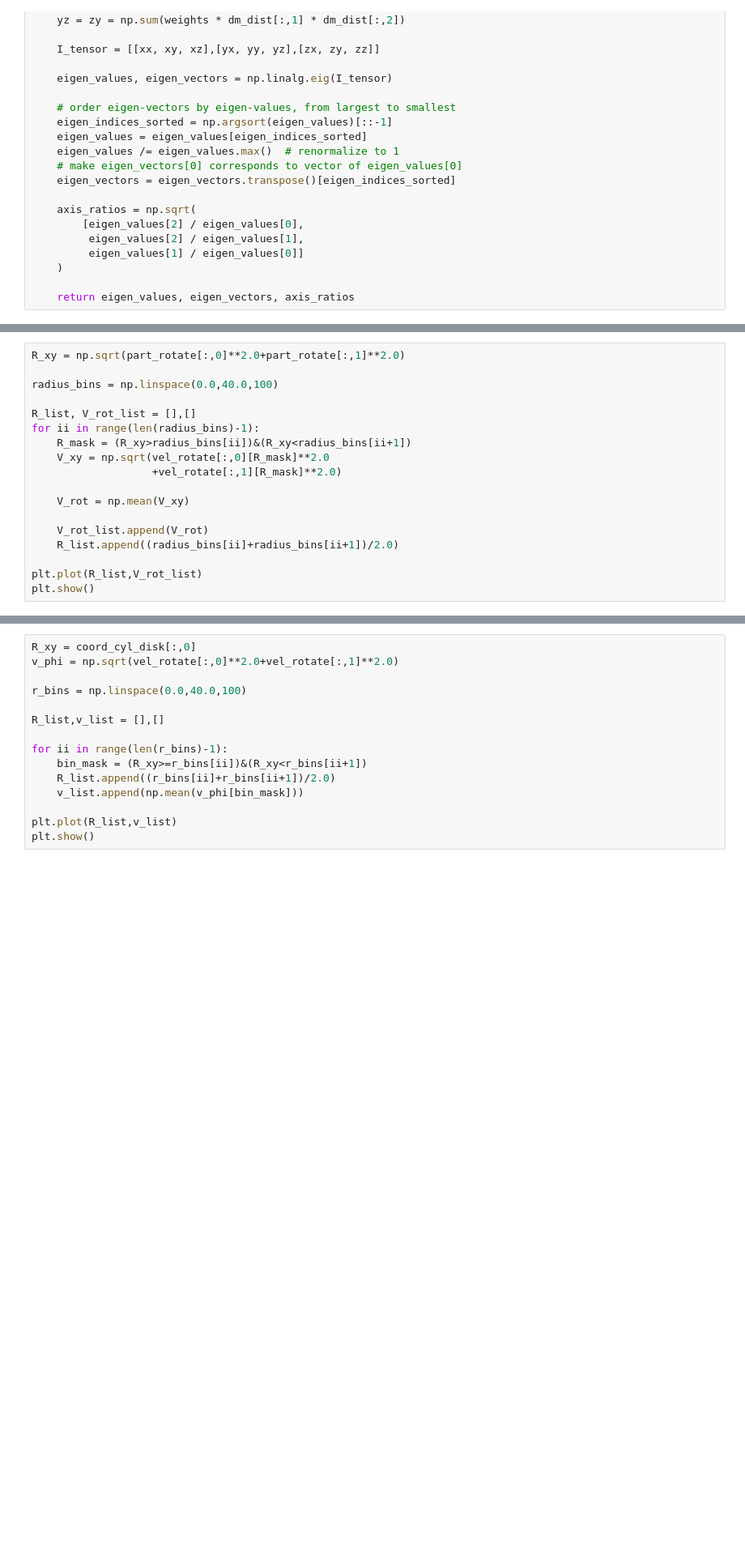
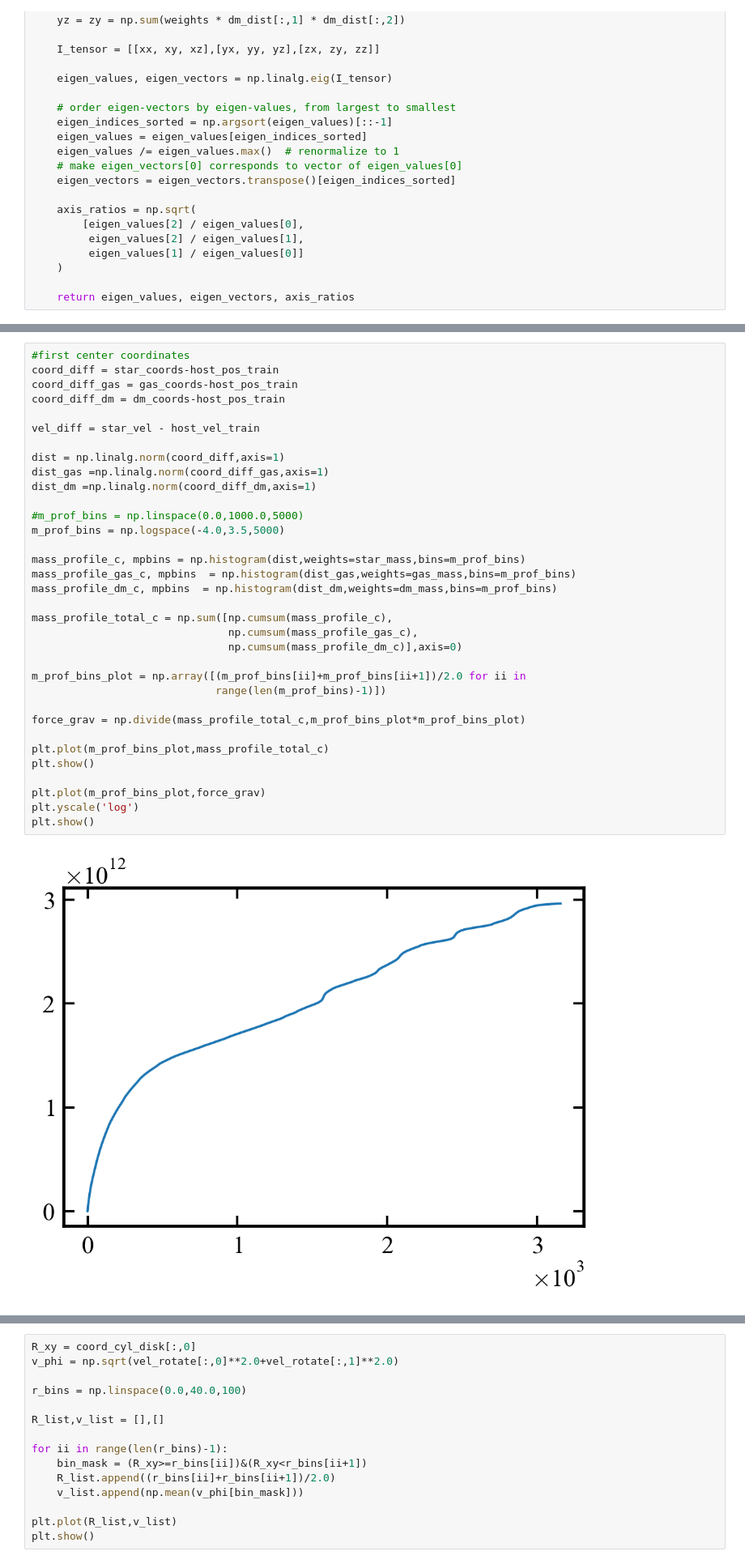
Before and after one commit to AndrewGraus/Stellar_Halo_Project, a Jupyter notebook: J_z_cut.ipynb, the cells around one changed output, grey strips where cells are left out. Shown at 81% size. Saved outputs shown, nothing was run; the diff lists cells and outputs as text; blank space fills up the shorter version.

```diff
--- a/J_z_cut.ipynb
+++ b/J_z_cut.ipynb
@@ -332,18 +219,0 @@ plt.show()
-# %%
-R_xy = np.sqrt(part_rotate[:,0]**2.0+part_rotate[:,1]**2.0)
-
-radius_bins = np.linspace(0.0,40.0,100)
-
-R_list, V_rot_list = [],[]
-for ii in range(len(radius_bins)-1):
-    R_mask = (R_xy>radius_bins[ii])&(R_xy<radius_bins[ii+1])
-    V_xy = np.sqrt(vel_rotate[:,0][R_mask]**2.0
-                   +vel_rotate[:,1][R_mask]**2.0)
-
-    V_rot = np.mean(V_xy)
-
-    V_rot_list.append(V_rot)
-    R_list.append((radius_bins[ii]+radius_bins[ii+1])/2.0)
-
-plt.plot(R_list,V_rot_list)
-plt.show()
@@ -461,0 +220,36 @@ plt.show()
+# %%
+#first center coordinates
+coord_diff = star_coords-host_pos_train
+coord_diff_gas = gas_coords-host_pos_train
+coord_diff_dm = dm_coords-host_pos_train
+
+vel_diff = star_vel - host_vel_train
+
+dist = np.linalg.norm(coord_diff,axis=1)
+dist_gas =np.linalg.norm(coord_diff_gas,axis=1)
+dist_dm =np.linalg.norm(coord_diff_dm,axis=1)
+
+#m_prof_bins = np.linspace(0.0,1000.0,5000)
+m_prof_bins = np.logspace(-4.0,3.5,5000)
+
+mass_profile_c, mpbins = np.histogram(dist,weights=star_mass,bins=m_prof_bins)
+mass_profile_gas_c, mpbins  = np.histogram(dist_gas,weights=gas_mass,bins=m_prof_bins)
+mass_profile_dm_c, mpbins  = np.histogram(dist_dm,weights=dm_mass,bins=m_prof_bins)
+
+mass_profile_total_c = np.sum([np.cumsum(mass_profile_c),
+                               np.cumsum(mass_profile_gas_c),
+                               np.cumsum(mass_profile_dm_c)],axis=0)
+
+m_prof_bins_plot = np.array([(m_prof_bins[ii]+m_prof_bins[ii+1])/2.0 for ii in
+                             range(len(m_prof_bins)-1)])
+
+force_grav = np.divide(mass_profile_total_c,m_prof_bins_plot*m_prof_bins_plot)
+
+plt.plot(m_prof_bins_plot,mass_profile_total_c)
+plt.show()
+
+plt.plot(m_prof_bins_plot,force_grav)
+plt.yscale('log')
+plt.show()
+# %% [output]
+[figure, added]
```
Also changed, not shown: parts of 32 cells of this notebook.
